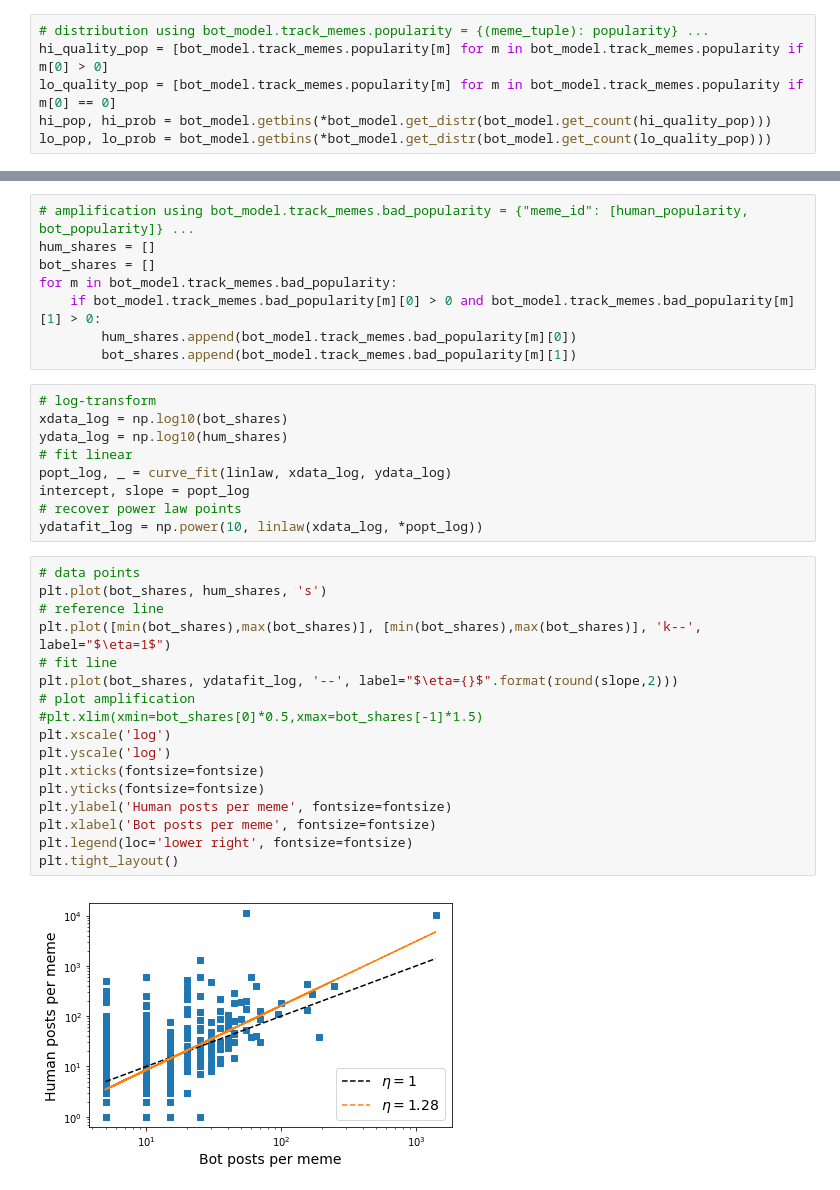
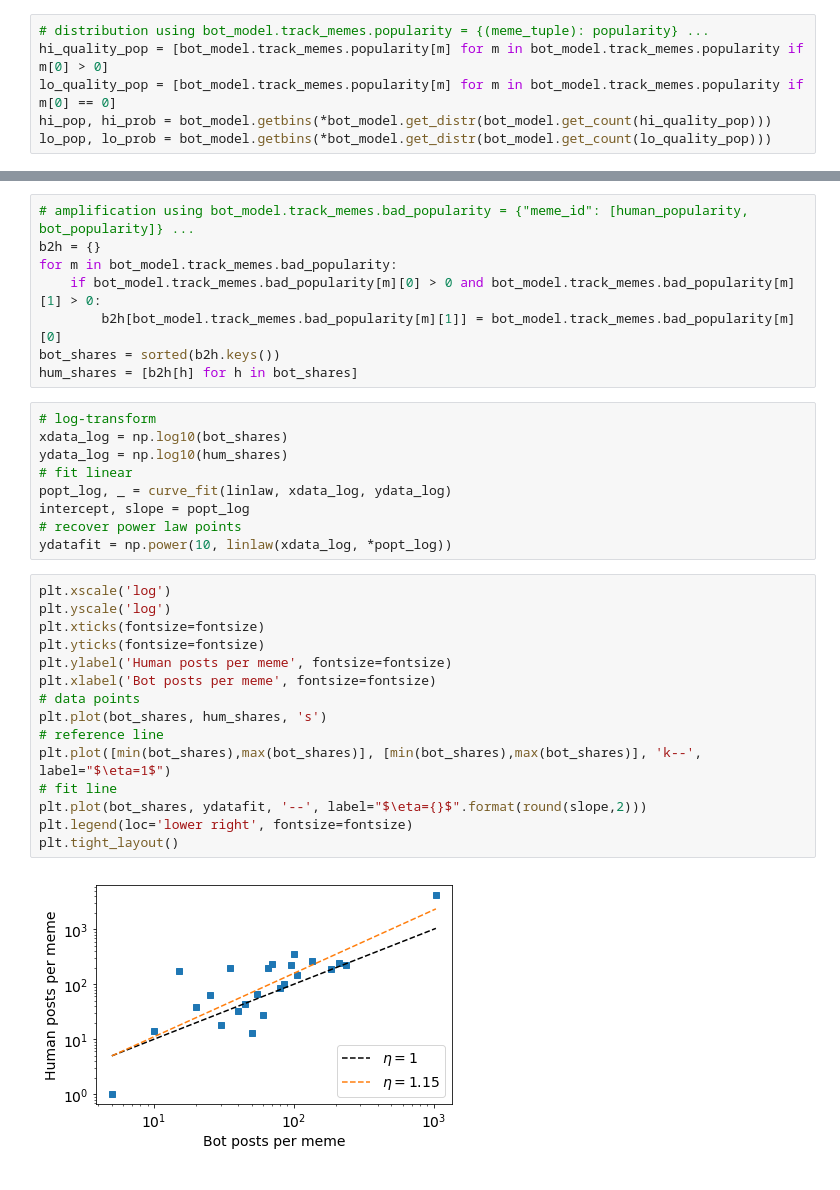
Before and after one commit to xiaodanlou/Manipulating-Online-Marketplace-of-Ideas, a Jupyter notebook: empirical_validation.ipynb, the cells around one changed output, grey strips where cells are left out. Drawn from its saved outputs; the diff is of its cells as text.

```diff
--- a/empirical_validation.ipynb
+++ b/empirical_validation.ipynb
@@ -149,11 +148,11 @@ plt.tight_layout()
 # %%
 # amplification using bot_model.track_memes.bad_popularity = {"meme_id": [human_popularity, bot_popularity]} ...
-hum_shares = []
-bot_shares = []
+b2h = {}
 for m in bot_model.track_memes.bad_popularity:
     if bot_model.track_memes.bad_popularity[m][0] > 0 and bot_model.track_memes.bad_popularity[m][1] > 0:
-        hum_shares.append(bot_model.track_memes.bad_popularity[m][0])
-        bot_shares.append(bot_model.track_memes.bad_popularity[m][1])
+        b2h[bot_model.track_memes.bad_popularity[m][1]] = bot_model.track_memes.bad_popularity[m][0]
+bot_shares = sorted(b2h.keys())
+hum_shares = [b2h[h] for h in bot_shares]
 # %%
 # log-transform
 xdata_log = np.log10(bot_shares)
@@ -162,23 +161,21 @@ ydata_log = np.log10(hum_shares)
 popt_log, _ = curve_fit(linlaw, xdata_log, ydata_log)
 intercept, slope = popt_log
 # recover power law points
-ydatafit_log = np.power(10, linlaw(xdata_log, *popt_log))
+ydatafit = np.power(10, linlaw(xdata_log, *popt_log))
 # %%
-# data points
-plt.plot(bot_shares, hum_shares, 's')
-# reference line
-plt.plot([min(bot_shares),max(bot_shares)], [min(bot_shares),max(bot_shares)], 'k--', label="$\eta=1$")
-# fit line
-plt.plot(bot_shares, ydatafit_log, '--', label="$\eta={}$".format(round(slope,2)))
-# plot amplification
-#plt.xlim(xmin=bot_shares[0]*0.5,xmax=bot_shares[-1]*1.5)
 plt.xscale('log')
 plt.yscale('log')
 plt.xticks(fontsize=fontsize)
 plt.yticks(fontsize=fontsize)
 plt.ylabel('Human posts per meme', fontsize=fontsize)
 plt.xlabel('Bot posts per meme', fontsize=fontsize)
+# data points
+plt.plot(bot_shares, hum_shares, 's')
+# reference line
+plt.plot([min(bot_shares),max(bot_shares)], [min(bot_shares),max(bot_shares)], 'k--', label="$\eta=1$")
+# fit line
+plt.plot(bot_shares, ydatafit, '--', label="$\eta={}$".format(round(slope,2)))
 plt.legend(loc='lower right', fontsize=fontsize)
 plt.tight_layout()
 # %% [output]
-[figure, old version]
+[figure, new version]
```
Also changed, not shown: parts of 6 cells of this notebook, 2 other files.
